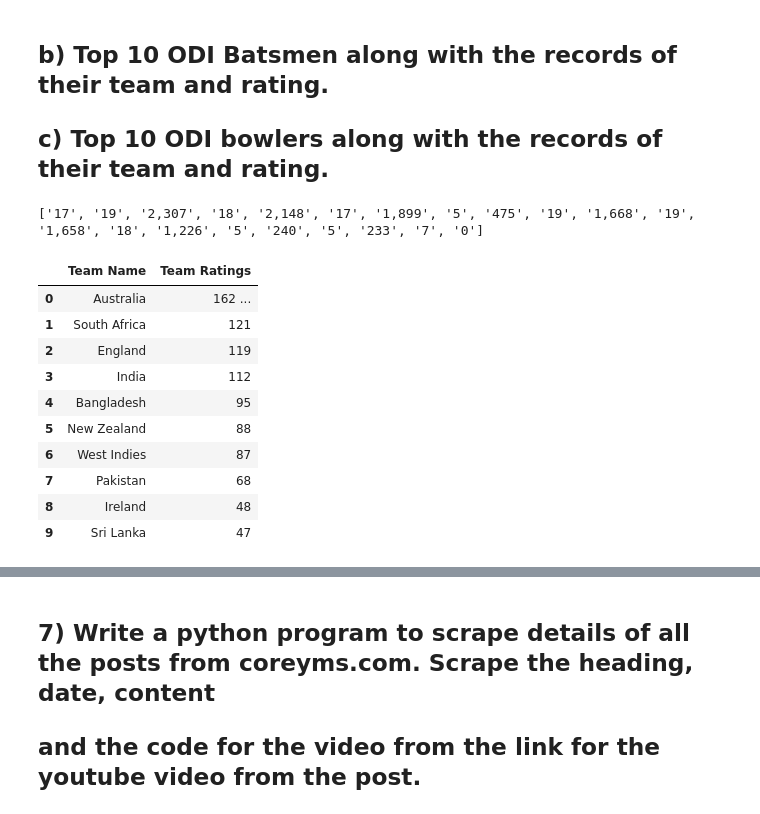
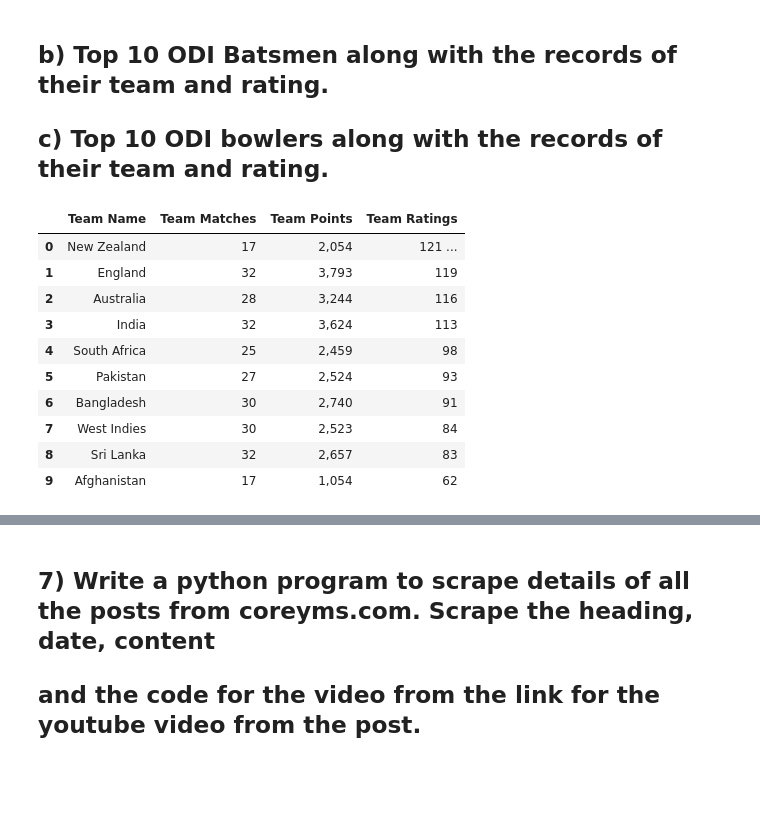
Before and after one commit to Pramodh23EAlpha/Internship, a Jupyter notebook: Web Scrapping -1.ipynb, the cells around one changed output, grey strips where cells are left out. Saved outputs shown, nothing was run; the diff lists cells and outputs as text; code cells hidden in the pictures; blank space fills up the shorter version.

```diff
--- a/Web Scrapping -1.ipynb
+++ b/Web Scrapping -1.ipynb
@@ -245,47 +244,60 @@ def geturlfromuser(userinput):
     page = requests.get(userinput)
 
     bsoup = BeautifulSoup(page.content, 'html.parser')
     top_oditeams = bsoup.find_all('span',class_ = 'u-hide-phablet')
-    top_oditeams_matches= bsoup.find_all('td',class_ = ['rankings-block__banner--matches','table-body__cell u-center-text'])
+    top_oditeams_matches= bsoup.find_all('td',class_ = ['rankings-block__banner--matches','table-body__cell u-center-text','rankings-block__banner--points'])
     top_oditeams_ratings = bsoup.find_all('td',class_ = ['table-body__cell u-text-right rating','rankings-block__banner--rating u-text-right'])
     #top_oditeams_points = bsoup.find_all('td',class_ = 'table-body__cell u-center-text')
     teams = []
     matches=[]
+    matches_Total=[]
+
     ratings = []
+    points = []
+
+    inf = 'matches'
     for team in top_oditeams:
         if len(team.get_text(strip=True)) != 0:
             team.extract()
             team = team.get_text().replace('\n', "")
             teams.append(team)
     #print(teams)
     data['Team Name'] = teams[:10]
 
     for match in top_oditeams_matches:
         match = match.get_text().replace('\n', "")
-        #match = match.strip(" ")
-        matches.append(match)
-    print(matches)    #SAME CLASS NAME UNDER SAME TAG HOW TO GET DAUBT!!!
-    #data['Team Matches and Points'] = matches
+        matches_Total.append(match)
+
+        if(inf == 'matches'):
+            matches.append(match)
+            inf = ''
+        else:
+            points.append(match)
+            inf = 'matches'
+
+
+    #print(matches)
+    data['Team Matches'] = matches[:10]
+    data['Team Points'] = points[:10]
 
     for rating in top_oditeams_ratings:
         rating = rating.get_text().replace('\n', "")
         ratings.append(rating)
     #print(ratings)
     data['Team Ratings'] = ratings[:10]
 
 odi_teams = 'https://www.icc-cricket.com/rankings/mens/team-rankings/odi'
 geturlfromuser(odi_teams)
 data.head(100)
 # %% [output]
-['17', '19', '2,307', '18', '2,148', '17', '1,899', '5', '475', '19', '1,668', '19', '1,658', '18', '1,226', '5', '240', '5', '233', '7', '0']
-|  | Team Name | Team Ratings |
-| 0 | Australia | 162 ... |
-| 1 | South Africa | 121 |
-| 2 | England | 119 |
-| 3 | India | 112 |
-| 4 | Bangladesh | 95 |
-| 5 | New Zealand | 88 |
-| 6 | West Indies | 87 |
-| 7 | Pakistan | 68 |
-| 8 | Ireland | 48 |
-| 9 | Sri Lanka | 47 |
+|  | Team Name | Team Matches | Team Points | Team Ratings |
+| 0 | New Zealand | 17 | 2,054 | 121 ... |
+| 1 | England | 32 | 3,793 | 119 |
+| 2 | Australia | 28 | 3,244 | 116 |
+| 3 | India | 32 | 3,624 | 113 |
+| 4 | South Africa | 25 | 2,459 | 98 |
+| 5 | Pakistan | 27 | 2,524 | 93 |
+| 6 | Bangladesh | 30 | 2,740 | 91 |
+| 7 | West Indies | 30 | 2,523 | 84 |
+| 8 | Sri Lanka | 32 | 2,657 | 83 |
+| 9 | Afghanistan | 17 | 1,054 | 62 |
```
Also changed, not shown: parts of 14 cells of this notebook.
